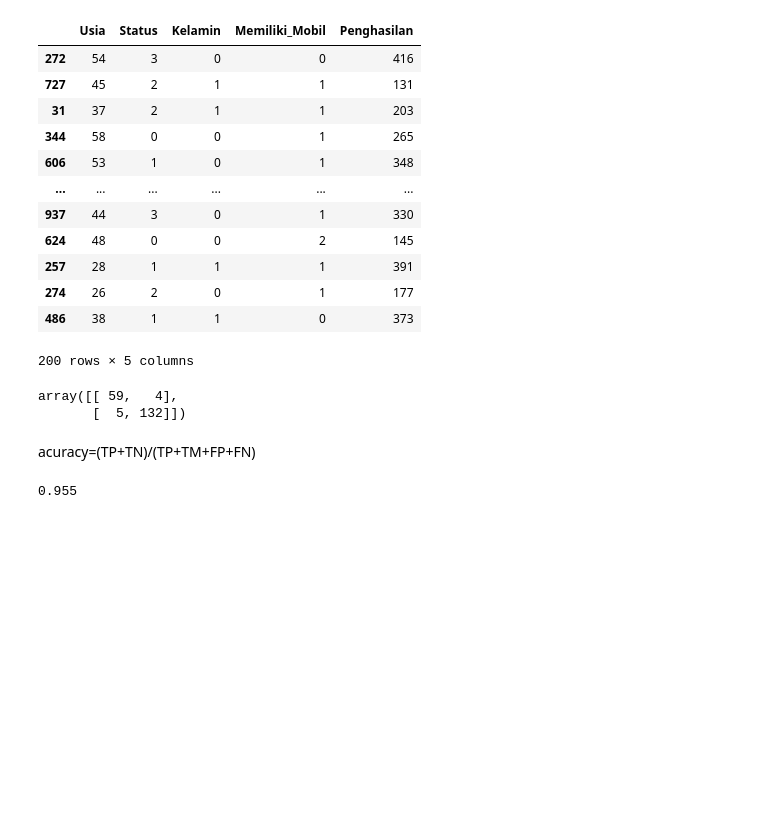
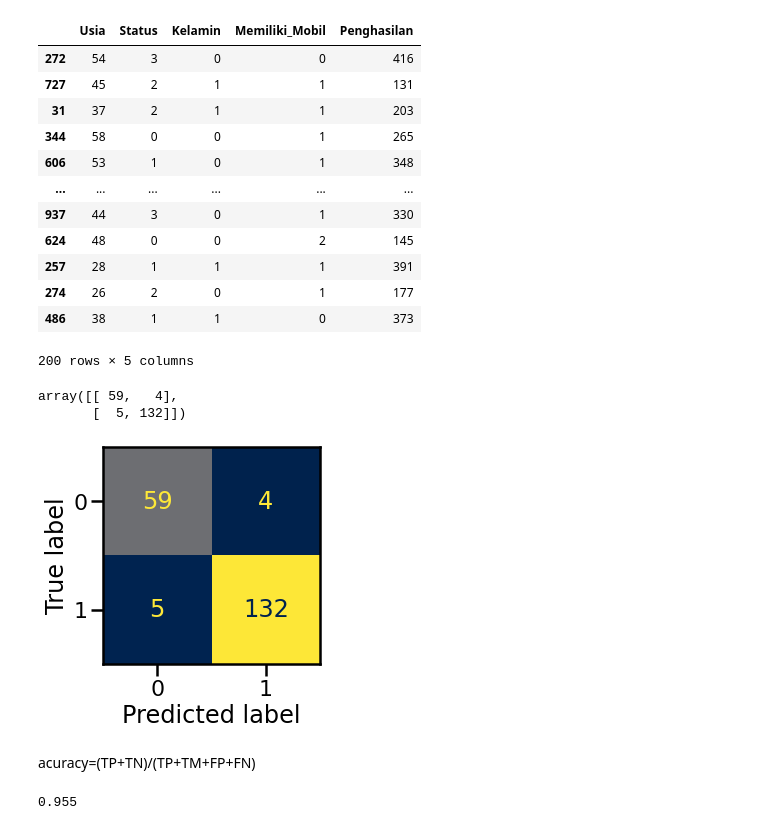
Before and after one commit to amilsiddik/percobaan, a Jupyter notebook: Logistic_Regression_Pertemuan_4.ipynb, the cells around one changed output. Cells and saved outputs as stored; diff of their text form; code cells hidden in the pictures; blank space fills up the shorter version.

```diff
--- a/Logistic_Regression_Pertemuan_4.ipynb
+++ b/Logistic_Regression_Pertemuan_4.ipynb
@@ -132,6 +137,15 @@ confusionmatrix
 # %% [output]
 array([[ 59,   4],
        [  5, 132]])
+# %%
+from sklearn.linear_model import LogisticRegression
+from sklearn.metrics import plot_confusion_matrix
+import seaborn as sns
+clf1=LogisticRegression().fit(X_train,y_train)
+sns.set_context("poster")
+disp = plot_confusion_matrix(clf1,X_test,y_test,cmap='cividis',colorbar=False)
+# %% [output]
+[figure, added]
 # %% [markdown]
 acuracy=(TP+TN)/(TP+TM+FP+FN)
 # %%
```
Also changed, not shown: parts of 22 cells of this notebook.
